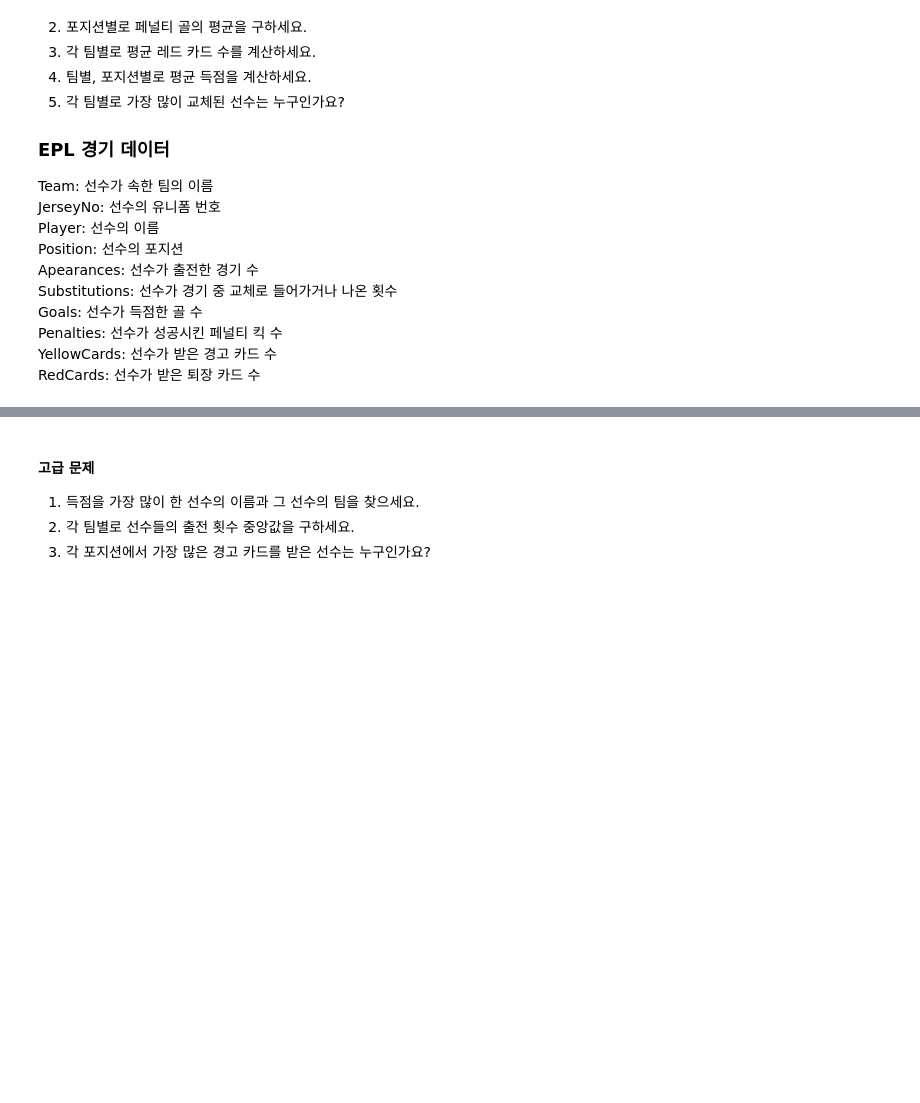
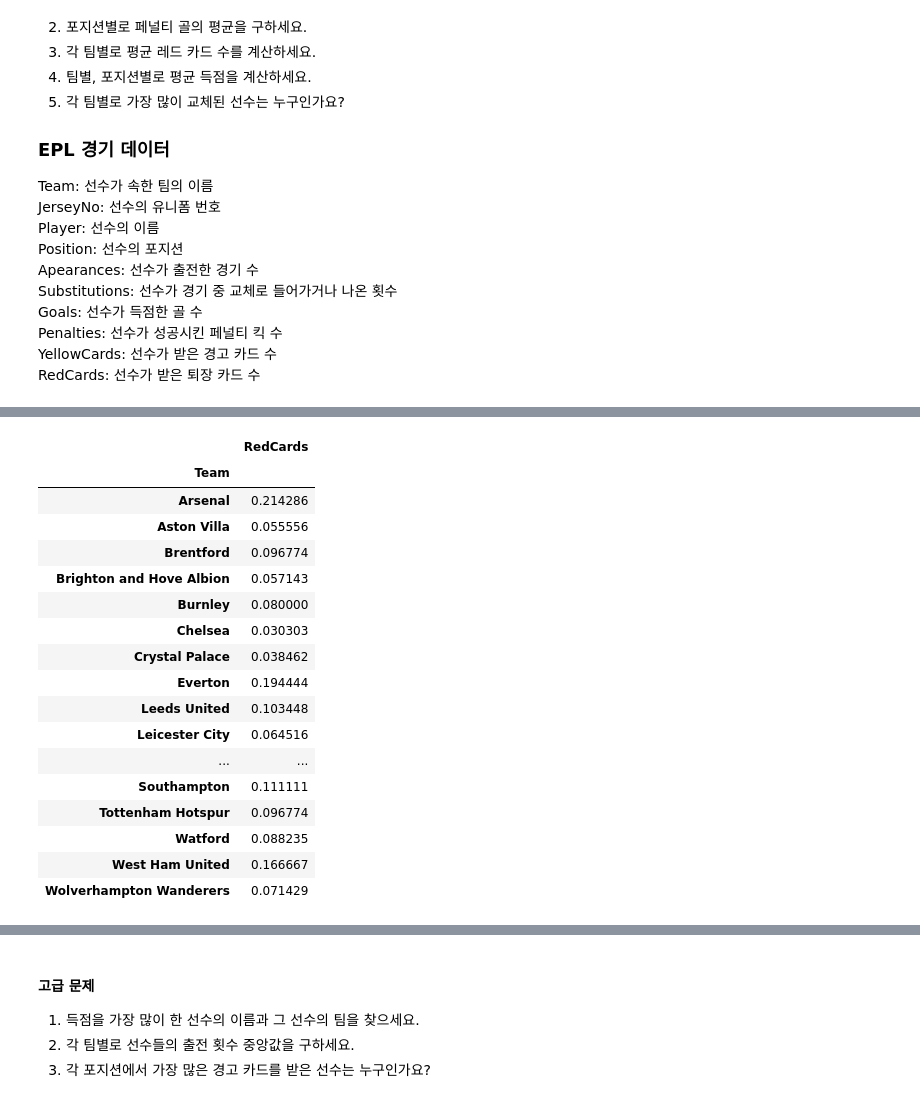
Before and after one commit to Minchae128/Practice_Python, a Jupyter notebook: 11. 12일차(240417)/2. 실습/판다스3일차_응용실습.ipynb, the cells around one changed output, grey strips where cells are left out. Cells and saved outputs as stored; diff of their text form; code cells hidden in the pictures; blank space fills up the shorter version.

```diff
--- a/11. 12일차(240417)/2. 실습/판다스3일차_응용실습.ipynb
+++ b/11. 12일차(240417)/2. 실습/판다스3일차_응용실습.ipynb
@@ -185,0 +231,27 @@ RedCards: 선수가 받은 퇴장 카드 수
+# %%
+import seaborn as sns
+import pandas as pd
+
+df = pd.read_csv('all_players_stats.csv')
+
+# 3
+pd.pivot_table(df, index='Team', values= 'RedCards', aggfunc='mean')
+# %% [output]
+|  | RedCards |
+| Team |  |
+| Arsenal | 0.214286 |
+| Aston Villa | 0.055556 |
+| Brentford | 0.096774 |
+| Brighton and Hove Albion | 0.057143 |
+| Burnley | 0.080000 |
+| Chelsea | 0.030303 |
+| Crystal Palace | 0.038462 |
+| Everton | 0.194444 |
+| Leeds United | 0.103448 |
+| Leicester City | 0.064516 |
+| ... | ... |
+| Southampton | 0.111111 |
+| Tottenham Hotspur | 0.096774 |
+| Watford | 0.088235 |
+| West Ham United | 0.166667 |
+| Wolverhampton Wanderers | 0.071429 |
```
Also changed, not shown: parts of 4 cells of this notebook.
